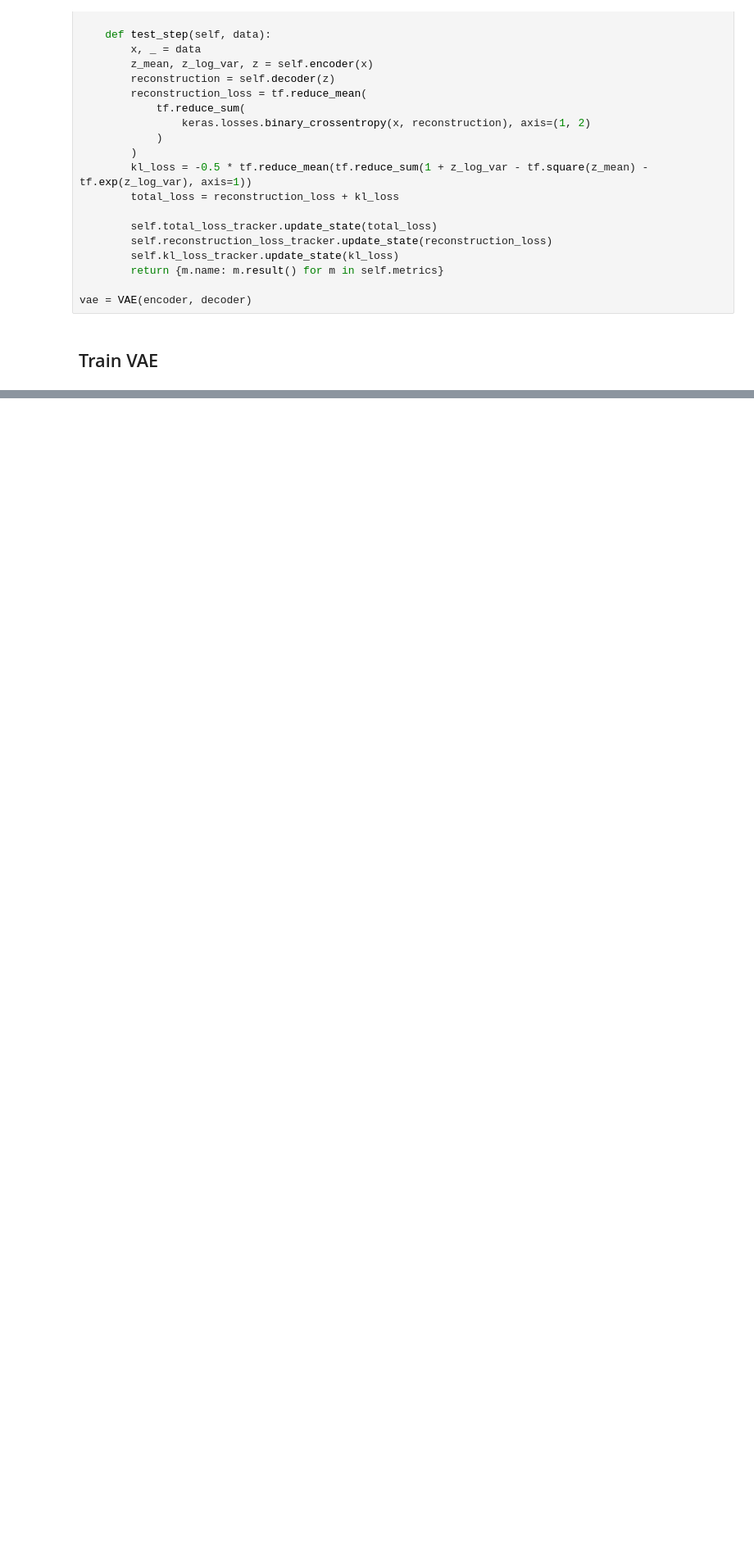
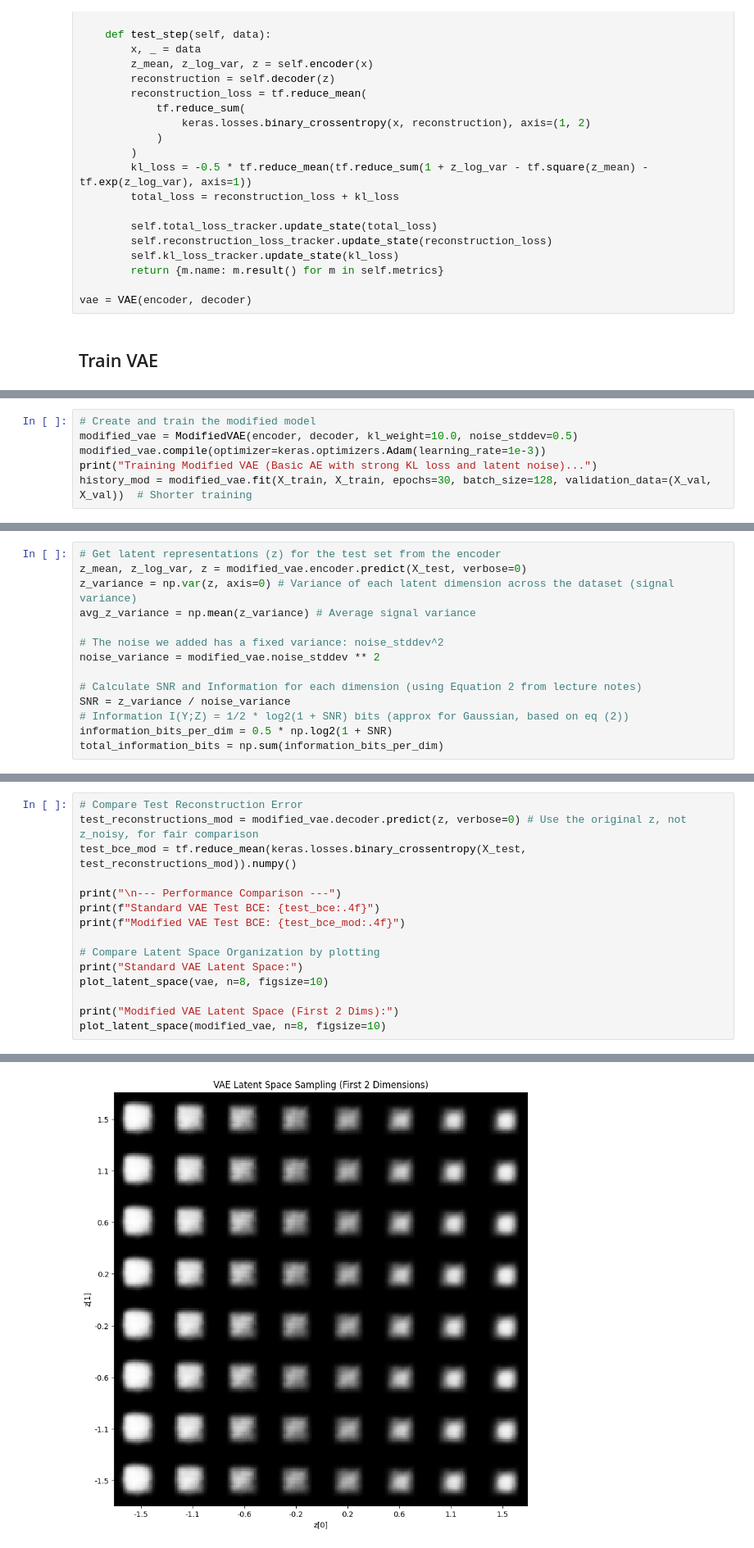
Before and after one commit to jescsk/AIML425, a Jupyter notebook: Assignment3/vae.ipynb, the cells around one changed output, grey strips where cells are left out. Shown at 82% size. Drawn from its saved outputs; the diff is of its cells as text; blank space fills up the shorter version.

Commit message:
feat(a3): test vae to create new data and remade vae for standard vs modified

```diff
--- a/Assignment3/vae.ipynb
+++ b/Assignment3/vae.ipynb
@@ -248,0 +372,6 @@ plt.show()
+# %%
+# Create and train the modified model
+modified_vae = ModifiedVAE(encoder, decoder, kl_weight=10.0, noise_stddev=0.5)
+modified_vae.compile(optimizer=keras.optimizers.Adam(learning_rate=1e-3))
+print("Training Modified VAE (Basic AE with strong KL loss and latent noise)...")
+history_mod = modified_vae.fit(X_train, X_train, epochs=30, batch_size=128, validation_data=(X_val, X_val))  # Shorter training
@@ -248,0 +398,14 @@ plt.show()
+# %%
+# Get latent representations (z) for the test set from the encoder
+z_mean, z_log_var, z = modified_vae.encoder.predict(X_test, verbose=0)
+z_variance = np.var(z, axis=0) # Variance of each latent dimension across the dataset (signal variance)
+avg_z_variance = np.mean(z_variance) # Average signal variance
+
+# The noise we added has a fixed variance: noise_stddev^2
+noise_variance = modified_vae.noise_stddev ** 2
+
+# Calculate SNR and Information for each dimension (using Equation 2 from lecture notes)
+SNR = z_variance / noise_variance
+# Information I(Y;Z) = 1/2 * log2(1 + SNR) bits (approx for Gaussian, based on eq (2))
+information_bits_per_dim = 0.5 * np.log2(1 + SNR)
+total_information_bits = np.sum(information_bits_per_dim)
@@ -248,0 +429,16 @@ plt.show()
+# %%
+# Compare Test Reconstruction Error
+test_reconstructions_mod = modified_vae.decoder.predict(z, verbose=0) # Use the original z, not z_noisy, for fair comparison
+test_bce_mod = tf.reduce_mean(keras.losses.binary_crossentropy(X_test, test_reconstructions_mod)).numpy()
+
+print("\n--- Performance Comparison ---")
+print(f"Standard VAE Test BCE: {test_bce:.4f}")
+print(f"Modified VAE Test BCE: {test_bce_mod:.4f}")
+
+# Compare Latent Space Organization by plotting
+print("Standard VAE Latent Space:")
+plot_latent_space(vae, n=8, figsize=10)
+
+print("Modified VAE Latent Space (First 2 Dims):")
+plot_latent_space(modified_vae, n=8, figsize=10)
+# %% [output]
@@ -248,0 +449 @@ plt.show()
+[figure, added]
```
Also changed, not shown: parts of 14 cells of this notebook, 1 other file.
